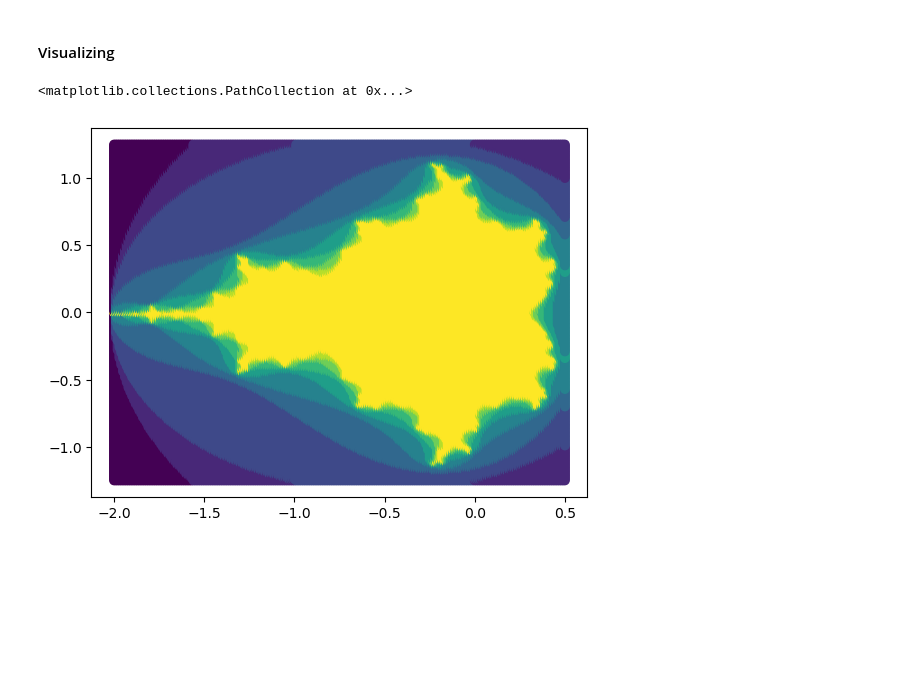
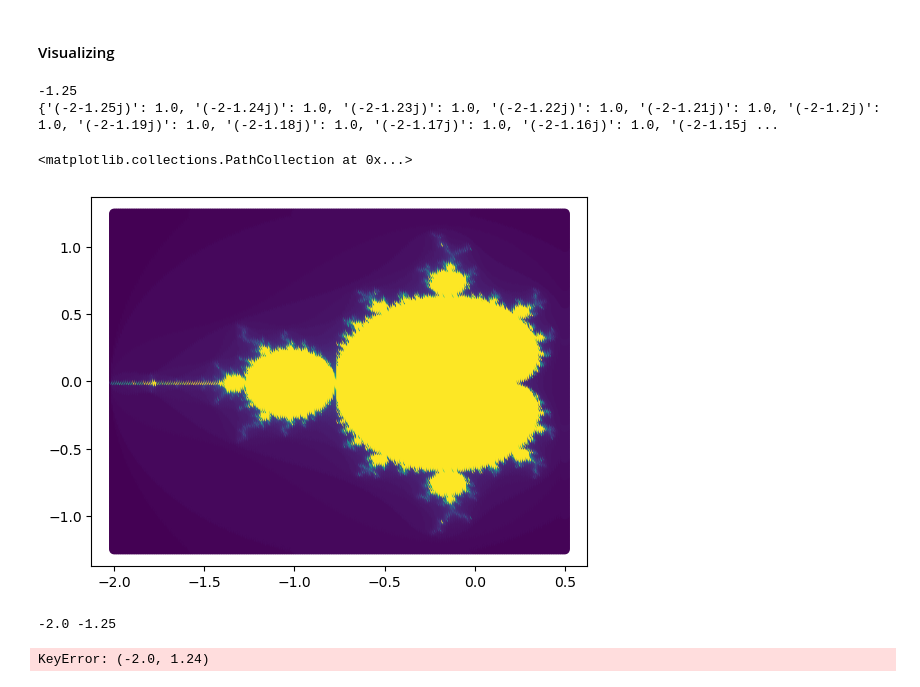
Before and after one commit to AleksSliw/Stochastic-modelling, a Jupyter notebook: Assignment 1.ipynb, the cells around one changed output. Cells and saved outputs as stored; diff of their text form; code cells hidden in the pictures; blank space fills up the shorter version.

```diff
--- a/Assignment 1.ipynb
+++ b/Assignment 1.ipynb
@@ -32,21 +32,44 @@ def mandelbrot(dx , nmax , xbounds=(-2.25 , 1), ybounds= (-1.5,1.5)):
 # %% [markdown]
  #### Visualizing
 # %%
+
 dx = 0.01
 xrange = (-2, 0.5)
 yrange = (-1.25,1.25)
-nmax = 10
+nmax = 100
+
 
 #sety = mandelbrot( dx=dx ,nmax = nmax)
 sety = mandelbrot(dx ,nmax, xrange, yrange)
 
 x, y , c = sety[:, 0], sety[:, 1], sety[:,2]
 
+mandelbrot_dictionary = {}
+
+#Adding the complex numbers and their heights to this dictionary
+for i in range(50):
+    complex_number = complex(x[i],y[i])
+    mandelbrot_dictionary[str(complex_number)] = c[i]
+    #print(complex_number)
+    #print(mandelbrot_dictionary)
+print(y[0])
+
+print(mandelbrot_dictionary)
+
 
 plt.scatter(x,y, c=c)
 # %% [output]
-<matplotlib.collections.PathCollection at 0x...>
+-1.25
+{'(-2-1.25j)': 1.0, '(-2-1.24j)': 1.0, '(-2-1.23j)': 1.0, '(-2-1.22j)': 1.0, '(-2-1.21j)': 1.0, '(-2-1.2j)': 1.0, '(-2-1.19j)': 1.0, '(-2-1.18j)': 1.0, '(-2-1.17j)': 1.0, '(-2-1.16j)': 1.0, '(-2-1.15j ...
+<matplotlib.collections.PathCollection at 0x...>
-[figure, old version]
+[figure, new version]
+# %%
+#numeber = complex()
+print(x[1], y[1])
+#print(mandelbrot_dictionary[(-2.0,1.24)])
+# %% [output]
+-2.0 -1.25
+KeyError: (-2.0, 1.24)
 # %%
 def MonteCarlo(iterations, sample, xlen, ylen):
     Data = mandelbrot(dx ,iterations, xrange, yrange)
```
Also changed, not shown: parts of 8 cells of this notebook.
